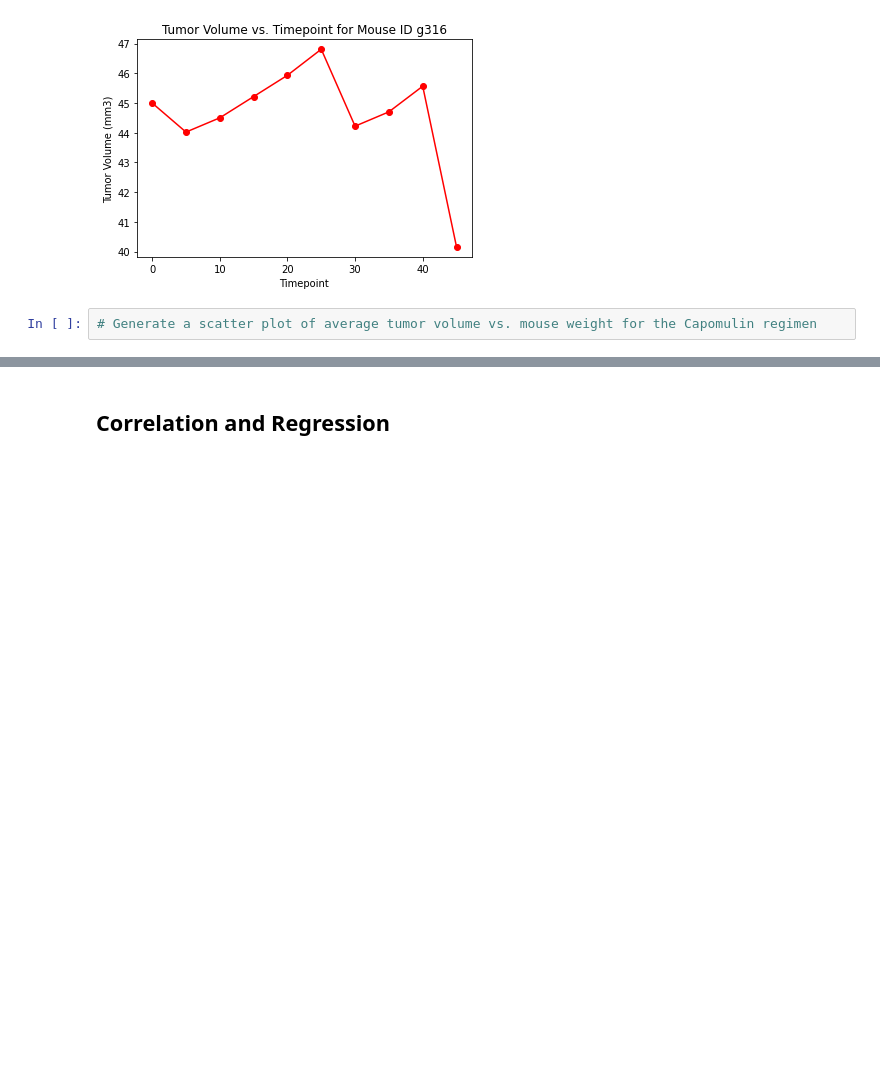
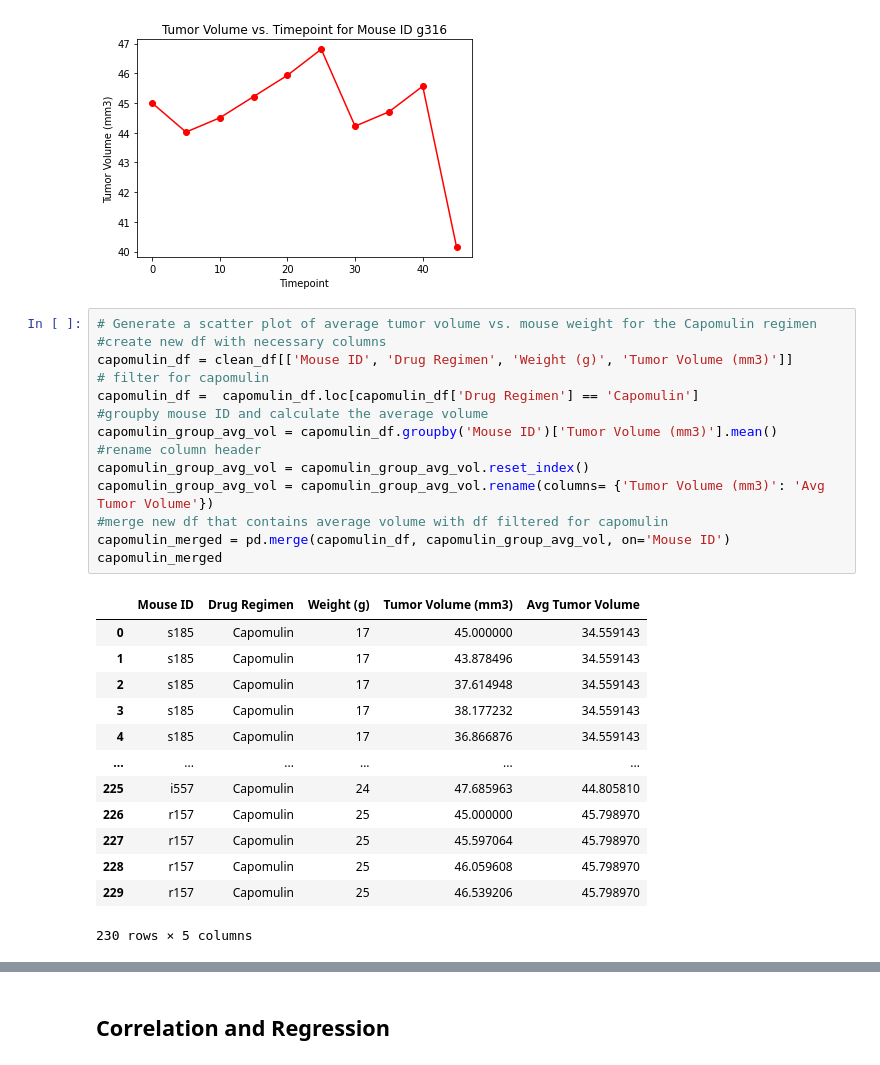
Before and after one commit to robmatelyan/Matplotlib-Challenge, a Jupyter notebook: Pymaceuticals_RM_Work/pymaceuticals_work.ipynb, the cells around one changed output, grey strips where cells are left out. Cells and saved outputs as stored; diff of their text form; blank space fills up the shorter version.

```diff
--- a/Pymaceuticals_RM_Work/pymaceuticals_work.ipynb
+++ b/Pymaceuticals_RM_Work/pymaceuticals_work.ipynb
@@ -236,5 +236,31 @@ plt.title('Tumor Volume vs. Timepoint for Mouse ID g316')
 plt.show()
 # %% [output]
 [figure]
-# %%
-# Generate a scatter plot of average tumor volume vs. mouse weight for the Capomulin regimen
+# %%
+# Generate a scatter plot of average tumor volume vs. mouse weight for the Capomulin regimen
+#create new df with necessary columns
+capomulin_df = clean_df[['Mouse ID', 'Drug Regimen', 'Weight (g)', 'Tumor Volume (mm3)']]
+# filter for capomulin
+capomulin_df =  capomulin_df.loc[capomulin_df['Drug Regimen'] == 'Capomulin']
+#groupby mouse ID and calculate the average volume
+capomulin_group_avg_vol = capomulin_df.groupby('Mouse ID')['Tumor Volume (mm3)'].mean()
+#rename column header
+capomulin_group_avg_vol = capomulin_group_avg_vol.reset_index()
+capomulin_group_avg_vol = capomulin_group_avg_vol.rename(columns= {'Tumor Volume (mm3)': 'Avg Tumor Volume'})
+#merge new df that contains average volume with df filtered for capomulin
+capomulin_merged = pd.merge(capomulin_df, capomulin_group_avg_vol, on='Mouse ID')
+capomulin_merged
+# %% [output]
+|  | Mouse ID | Drug Regimen | Weight (g) | Tumor Volume (mm3) | Avg Tumor Volume |
+| 0 | s185 | Capomulin | 17 | 45.000000 | 34.559143 |
+| 1 | s185 | Capomulin | 17 | 43.878496 | 34.559143 |
+| 2 | s185 | Capomulin | 17 | 37.614948 | 34.559143 |
+| 3 | s185 | Capomulin | 17 | 38.177232 | 34.559143 |
+| 4 | s185 | Capomulin | 17 | 36.866876 | 34.559143 |
+| ... | ... | ... | ... | ... | ... |
+| 225 | i557 | Capomulin | 24 | 47.685963 | 44.805810 |
+| 226 | r157 | Capomulin | 25 | 45.000000 | 45.798970 |
+| 227 | r157 | Capomulin | 25 | 45.597064 | 45.798970 |
+| 228 | r157 | Capomulin | 25 | 46.059608 | 45.798970 |
+| 229 | r157 | Capomulin | 25 | 46.539206 | 45.798970 |
+230 rows × 5 columns
```
Also changed, not shown: parts of 1 cell of this notebook.
